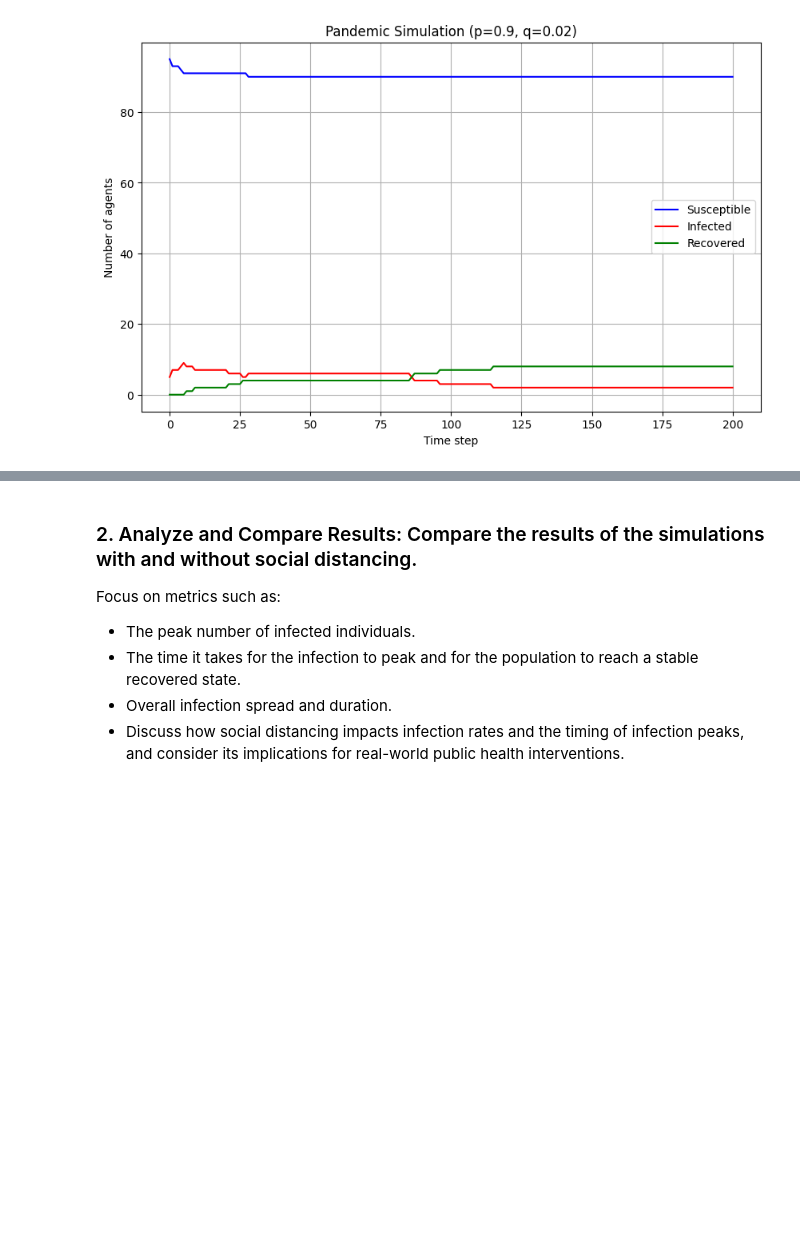
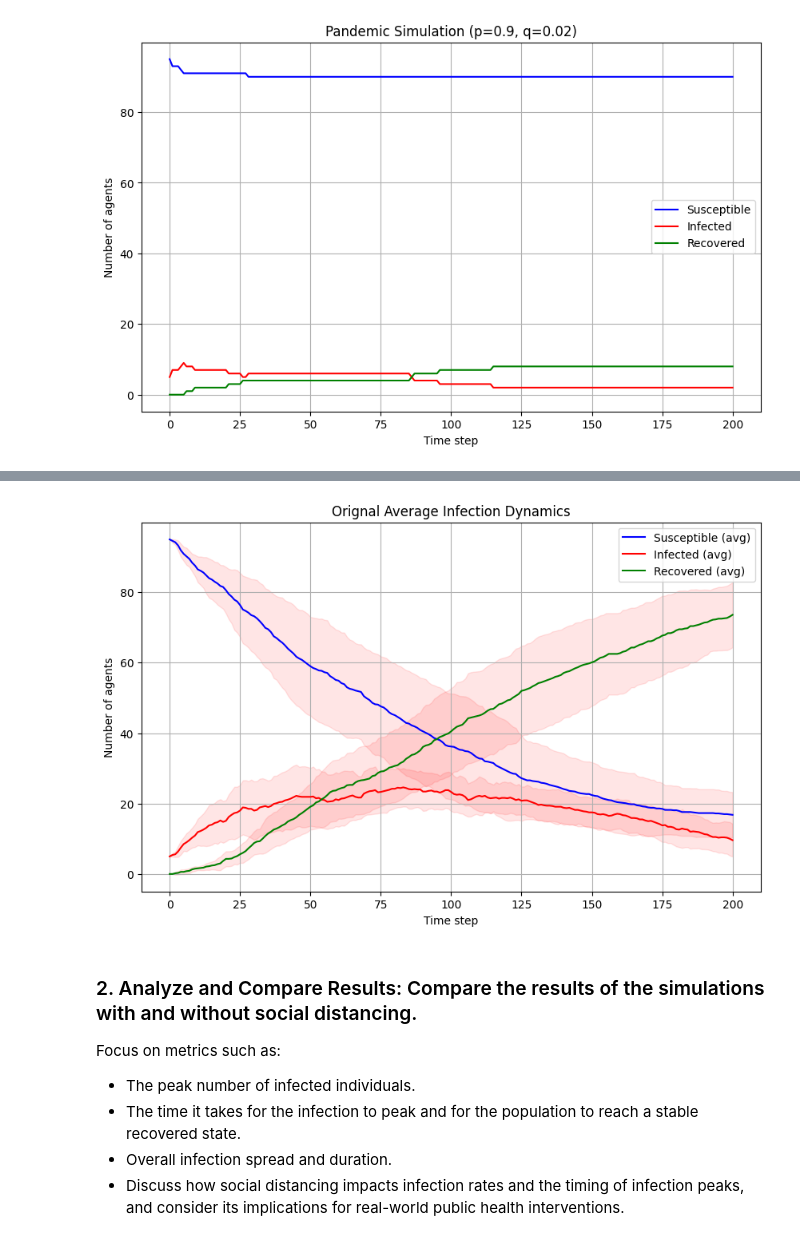
Before and after one commit to QianJingyun/Qian-BMI500-hw11, a Jupyter notebook: code.ipynb, the cells around one changed output, grey strips where cells are left out. Saved outputs shown, nothing was run; the diff lists cells and outputs as text; code cells hidden in the pictures; blank space fills up the shorter version.

```diff
--- a/code.ipynb
+++ b/code.ipynb
@@ -424,3 +448,8 @@ plot(pop_counts_avoid, p = p, q = q)
+# %%
+all_runs = run_10_simulation(seeds, grid_w, N, size, p, q)
+plot_10_simulation(all_runs, "Orignal Average Infection Dynamics")
+# %% [output]
+[figure, added]
 # %% [markdown]
 ### 2. Analyze and Compare Results: Compare the results of the simulations with and without social distancing.
 Focus on metrics such as:
```
Also changed, not shown: parts of 10 cells of this notebook, 2 other files.
